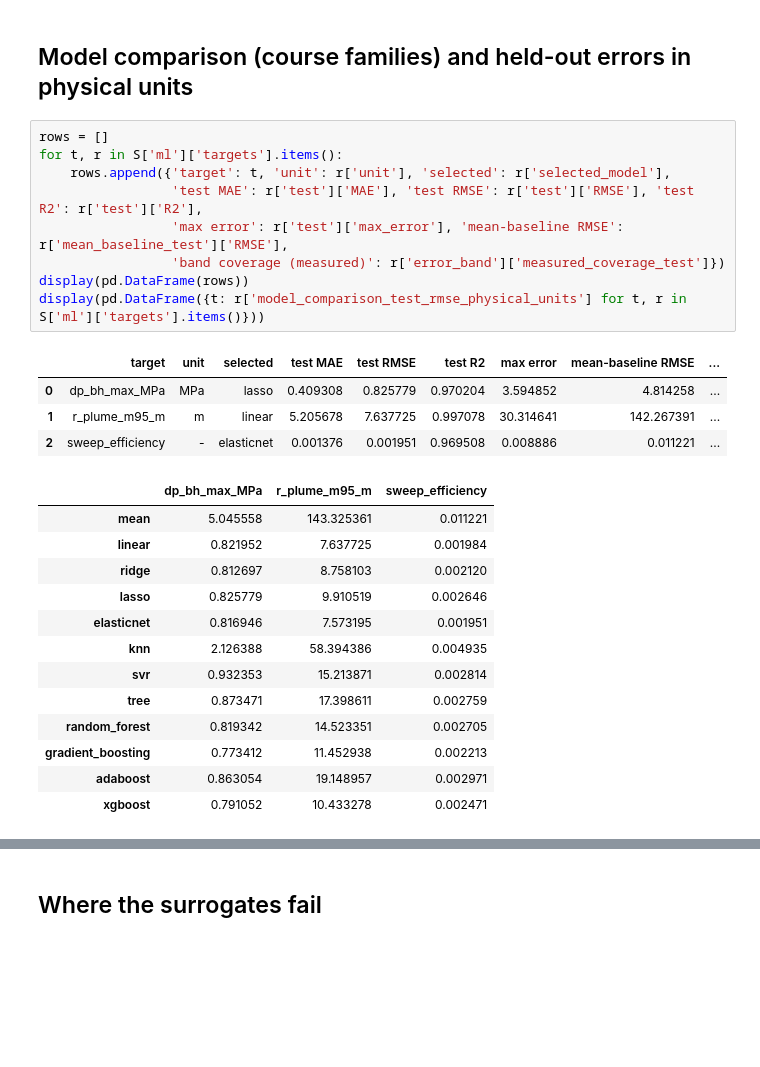
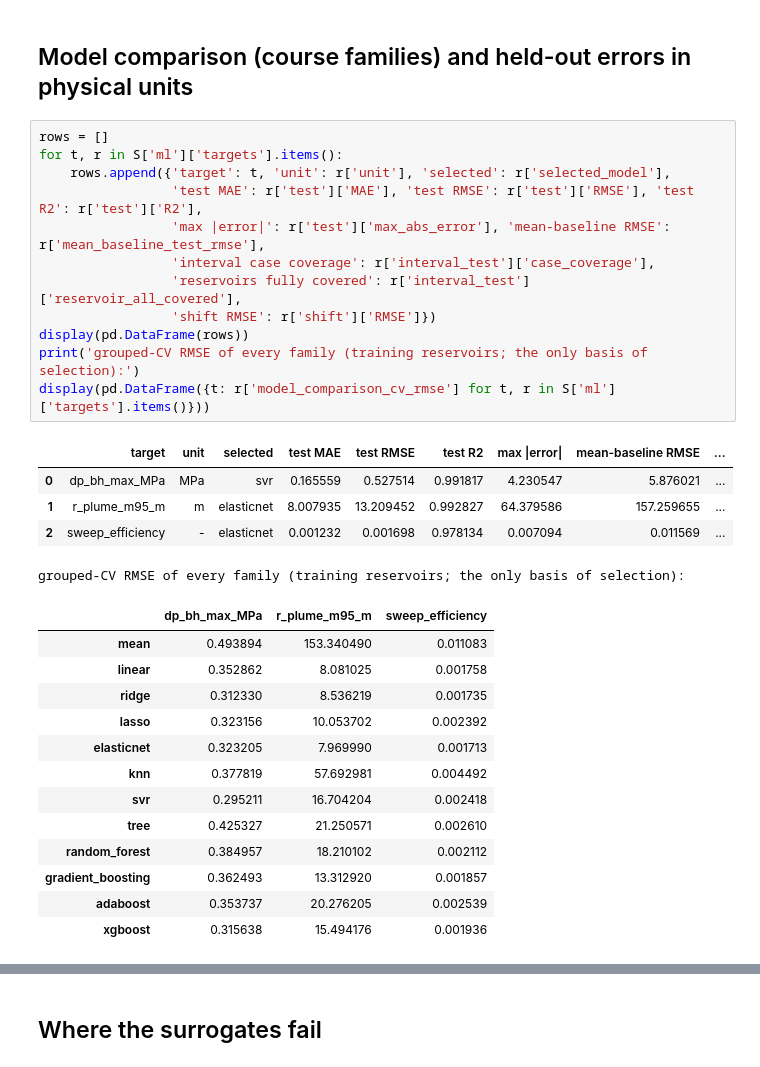
Before and after one commit to abdelghafarfouda/manchester-msc-projects, a Jupyter notebook: advanced-subsurface-modelling/SubsurfaceML/notebooks/supporting/s3_ml_methods_and_studies.ipynb, the cells around one changed output, grey strips where cells are left out. Saved outputs shown, nothing was run; the diff lists cells and outputs as text; blank space fills up the shorter version.

```diff
--- a/advanced-subsurface-modelling/SubsurfaceML/notebooks/supporting/s3_ml_methods_and_studies.ipynb
+++ b/advanced-subsurface-modelling/SubsurfaceML/notebooks/supporting/s3_ml_methods_and_studies.ipynb
@@ -53,30 +53,34 @@ rows per partition: {'train': 168, 'calib': 57, 'test': 75} | overlaps: {'train_
 # %%
 rows = []
 for t, r in S['ml']['targets'].items():
     rows.append({'target': t, 'unit': r['unit'], 'selected': r['selected_model'],
                  'test MAE': r['test']['MAE'], 'test RMSE': r['test']['RMSE'], 'test R2': r['test']['R2'],
-                 'max error': r['test']['max_error'], 'mean-baseline RMSE': r['mean_baseline_test']['RMSE'],
-                 'band coverage (measured)': r['error_band']['measured_coverage_test']})
+                 'max |error|': r['test']['max_abs_error'], 'mean-baseline RMSE': r['mean_baseline_test_rmse'],
+                 'interval case coverage': r['interval_test']['case_coverage'],
+                 'reservoirs fully covered': r['interval_test']['reservoir_all_covered'],
+                 'shift RMSE': r['shift']['RMSE']})
 display(pd.DataFrame(rows))
-display(pd.DataFrame({t: r['model_comparison_test_rmse_physical_units'] for t, r in S['ml']['targets'].items()}))
+print('grouped-CV RMSE of every family (training reservoirs; the only basis of selection):')
+display(pd.DataFrame({t: r['model_comparison_cv_rmse'] for t, r in S['ml']['targets'].items()}))
 # %% [output]
-|  | target | unit | selected | test MAE | test RMSE | test R2 | max error | mean-baseline RMSE | ... |
-| 0 | dp_bh_max_MPa | MPa | lasso | 0.409308 | 0.825779 | 0.970204 | 3.594852 | 4.814258 | ... |
-| 1 | r_plume_m95_m | m | linear | 5.205678 | 7.637725 | 0.997078 | 30.314641 | 142.267391 | ... |
-| 2 | sweep_efficiency | - | elasticnet | 0.001376 | 0.001951 | 0.969508 | 0.008886 | 0.011221 | ... |
+|  | target | unit | selected | test MAE | test RMSE | test R2 | max |error| | mean-baseline RMSE | ... |
+| 0 | dp_bh_max_MPa | MPa | svr | 0.165559 | 0.527514 | 0.991817 | 4.230547 | 5.876021 | ... |
+| 1 | r_plume_m95_m | m | elasticnet | 8.007935 | 13.209452 | 0.992827 | 64.379586 | 157.259655 | ... |
+| 2 | sweep_efficiency | - | elasticnet | 0.001232 | 0.001698 | 0.978134 | 0.007094 | 0.011569 | ... |
+grouped-CV RMSE of every family (training reservoirs; the only basis of selection):
 |  | dp_bh_max_MPa | r_plume_m95_m | sweep_efficiency |
-| mean | 5.045558 | 143.325361 | 0.011221 |
-| linear | 0.821952 | 7.637725 | 0.001984 |
-| ridge | 0.812697 | 8.758103 | 0.002120 |
-| lasso | 0.825779 | 9.910519 | 0.002646 |
-| elasticnet | 0.816946 | 7.573195 | 0.001951 |
-| knn | 2.126388 | 58.394386 | 0.004935 |
-| svr | 0.932353 | 15.213871 | 0.002814 |
-| tree | 0.873471 | 17.398611 | 0.002759 |
-| random_forest | 0.819342 | 14.523351 | 0.002705 |
-| gradient_boosting | 0.773412 | 11.452938 | 0.002213 |
-| adaboost | 0.863054 | 19.148957 | 0.002971 |
-| xgboost | 0.791052 | 10.433278 | 0.002471 |
+| mean | 0.493894 | 153.340490 | 0.011083 |
+| linear | 0.352862 | 8.081025 | 0.001758 |
+| ridge | 0.312330 | 8.536219 | 0.001735 |
+| lasso | 0.323156 | 10.053702 | 0.002392 |
+| elasticnet | 0.323205 | 7.969990 | 0.001713 |
+| knn | 0.377819 | 57.692981 | 0.004492 |
+| svr | 0.295211 | 16.704204 | 0.002418 |
+| tree | 0.425327 | 21.250571 | 0.002610 |
+| random_forest | 0.384957 | 18.210102 | 0.002112 |
+| gradient_boosting | 0.362493 | 13.312920 | 0.001857 |
+| adaboost | 0.353737 | 20.276205 | 0.002539 |
+| xgboost | 0.315638 | 15.494176 | 0.001936 |
 # %%
 display(Image(str(Path(cfg.paths.figures)/'06_surrogate_parity.png')))
 # %% [output]
```
Also changed, not shown: parts of 9 cells of this notebook, 54 other files.
